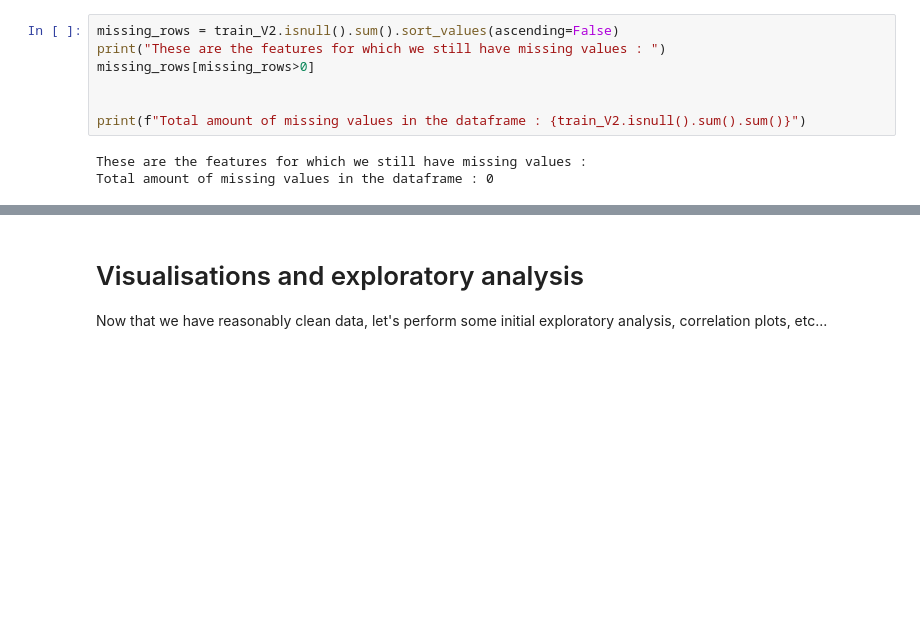
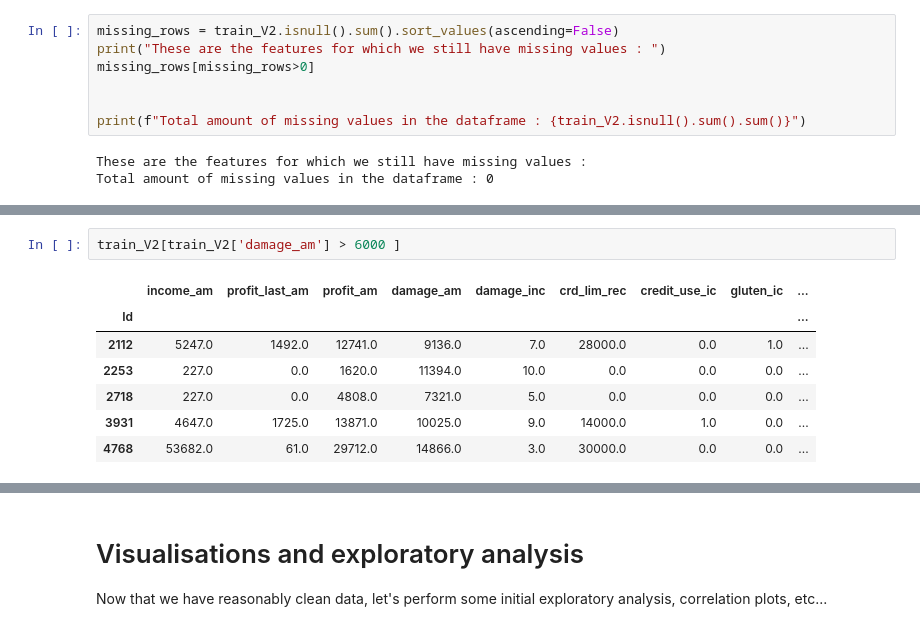
Before and after one commit to Marijkevandesteene/MachineLearning, a Jupyter notebook: ExamDataMining_Integrated.ipynb, the cells around one changed output, grey strips where cells are left out. Saved outputs shown, nothing was run; the diff lists cells and outputs as text; blank space fills up the shorter version.

```diff
--- a/ExamDataMining_Integrated.ipynb
+++ b/ExamDataMining_Integrated.ipynb
@@ -700,0 +741,10 @@ Now, before moving onwards, we still want to have a look to possible outliers in
+# %%
+train_V2[train_V2['damage_am'] > 6000 ]
+# %% [output]
+|  | income_am | profit_last_am | profit_am | damage_am | damage_inc | crd_lim_rec | credit_use_ic | gluten_ic | ... |
+| Id |  |  |  |  |  |  |  |  | ... |
+| 2112 | 5247.0 | 1492.0 | 12741.0 | 9136.0 | 7.0 | 28000.0 | 0.0 | 1.0 | ... |
+| 2253 | 227.0 | 0.0 | 1620.0 | 11394.0 | 10.0 | 0.0 | 0.0 | 0.0 | ... |
+| 2718 | 227.0 | 0.0 | 4808.0 | 7321.0 | 5.0 | 0.0 | 0.0 | 0.0 | ... |
+| 3931 | 4647.0 | 1725.0 | 13871.0 | 10025.0 | 9.0 | 14000.0 | 1.0 | 0.0 | ... |
+| 4768 | 53682.0 | 61.0 | 29712.0 | 14866.0 | 3.0 | 30000.0 | 0.0 | 0.0 | ... |
```
Also changed, not shown: parts of 21 cells of this notebook.
